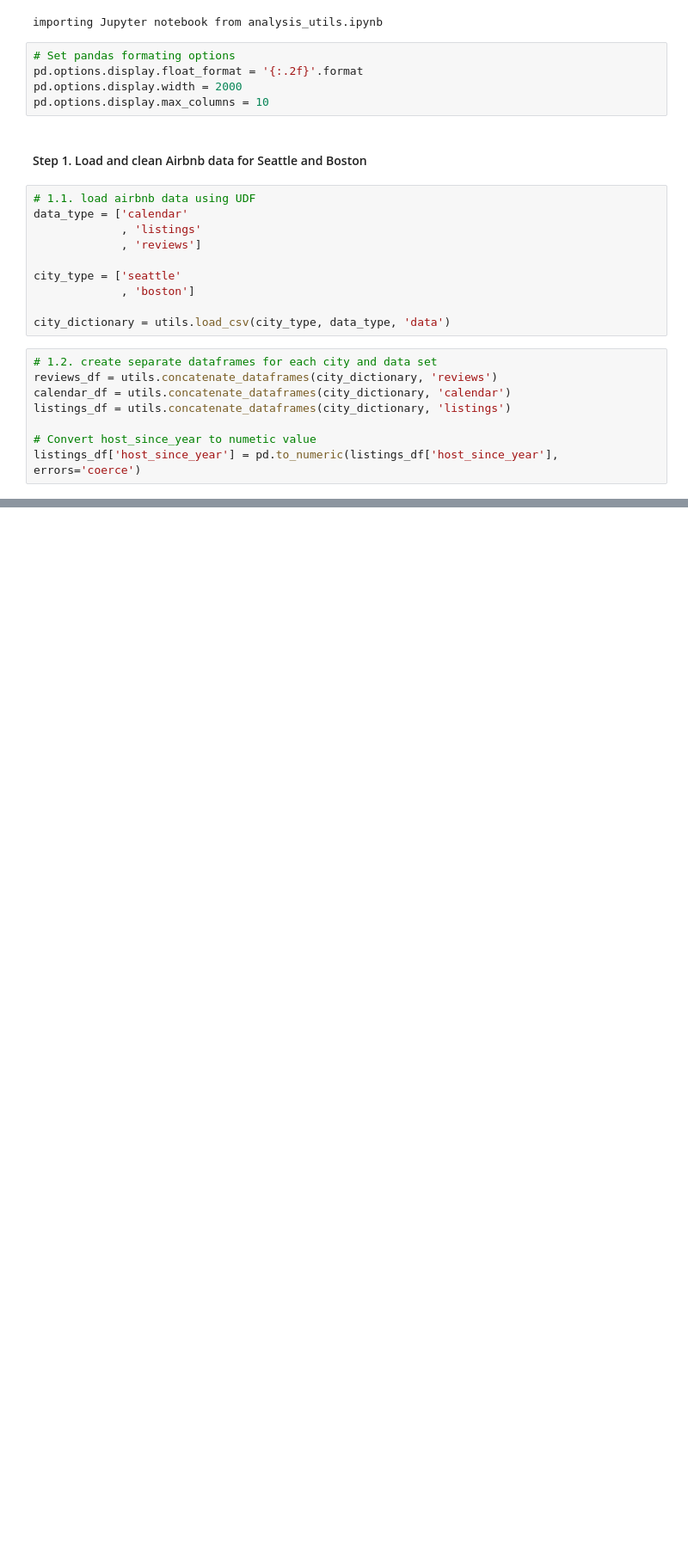
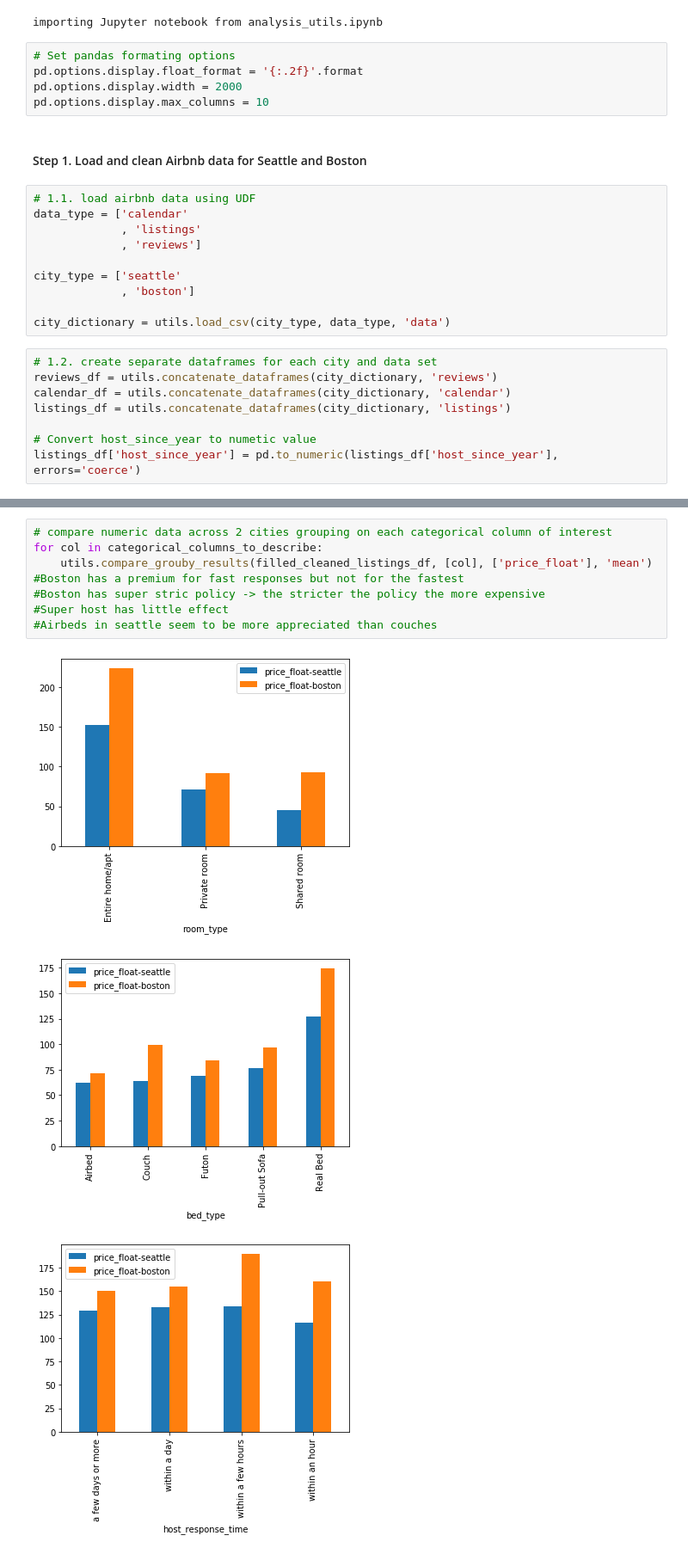
Before and after one commit to iaroslavm/udacity-project-1, a Jupyter notebook: airbnb_data_analysis.ipynb, the cells around one changed output, grey strips where cells are left out. Shown: that part at 86% size. Drawn from its saved outputs; the diff is of its cells as text; blank space fills up the shorter version.

```diff
--- a/airbnb_data_analysis.ipynb
+++ b/airbnb_data_analysis.ipynb
@@ -389,0 +400,12 @@ KeyError: "['host_is_superhost', 'instant_bookable', 'require_guest_phone_verifi
+# %%
+# compare numeric data across 2 cities grouping on each categorical column of interest
+for col in categorical_columns_to_describe:
+    utils.compare_grouby_results(filled_cleaned_listings_df, [col], ['price_float'], 'mean')
+#Boston has a premium for fast responses but not for the fastest
+#Boston has super stric policy -> the stricter the policy the more expensive
+#Super host has little effect
+#Airbeds in seattle seem to be more appreciated than couches
+# %% [output]
+[figure, added]
+[figure, added]
+[figure, added]
```
Also changed, not shown: parts of 72 cells of this notebook.
